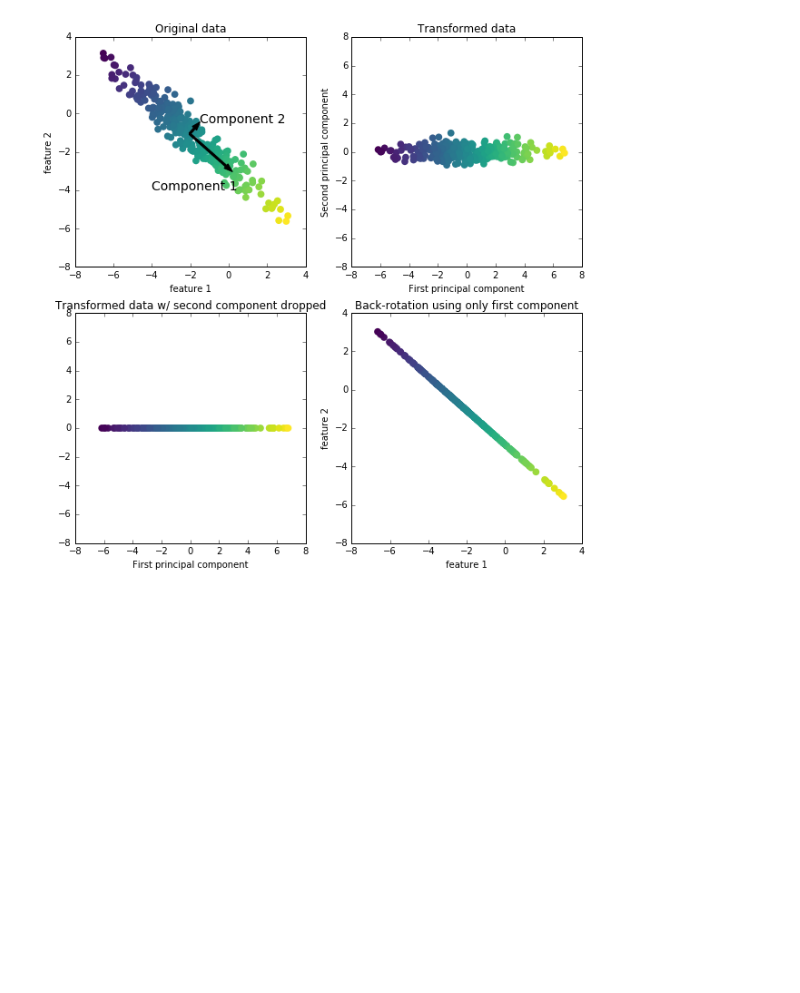
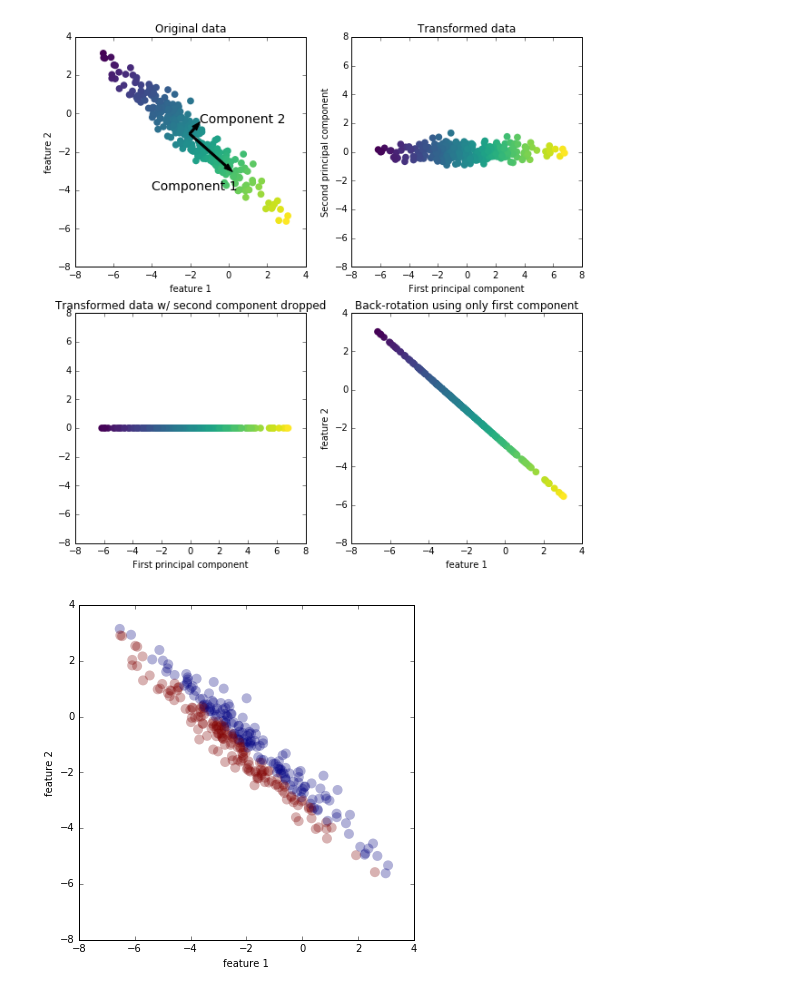
Before and after one commit to MrGreenRubato/notebooks, a Jupyter notebook: SciPy 2016 - Tutorial Part 5 - Unsupervised learning.ipynb, the cells around one changed output. Cells and saved outputs as stored; diff of their text form; code cells hidden in the pictures; blank space fills up the shorter version.

```diff
--- a/SciPy 2016 - Tutorial Part 5 - Unsupervised learning.ipynb
+++ b/SciPy 2016 - Tutorial Part 5 - Unsupervised learning.ipynb
@@ -75,3 +75,30 @@ from plot_pca import plot_pca_illustration
 plot_pca_illustration()
 # %% [output]
 [figure]
+# %%
+from matplotlib import pyplot as plt
+
+rnd = np.random.RandomState(5)
+X_ = rnd.normal(size=(300,2))
+
+X_blob = X_
+
+n2 = rnd.normal(size=(2,2))
+n1 = rnd.normal(size=2)
+#print('n1:', n1)
+#print('n2:', n2)
+X_blob = np.dot(X_, n2) + n1
+#print('X_blob', X_blob)
+y = X_[:, 0] > 0
+#print('y: ', y.shape, np.bincount(y))
+ybis = X_blob[:, 1] > 0
+#print('ybis: ', ybis.shape, np.bincount(ybis))
+#print('\n', y)
+
+plt.figure(figsize=(6,6))
+plt.scatter(X_blob[:,0], X_blob[:,1], c=y, linewidths = 0, s=100, alpha = 0.3)
+plt.xlabel('feature 1')
+plt.ylabel('feature 2')
+plt.legend()
+# %% [output]
+[figure, added]
```
